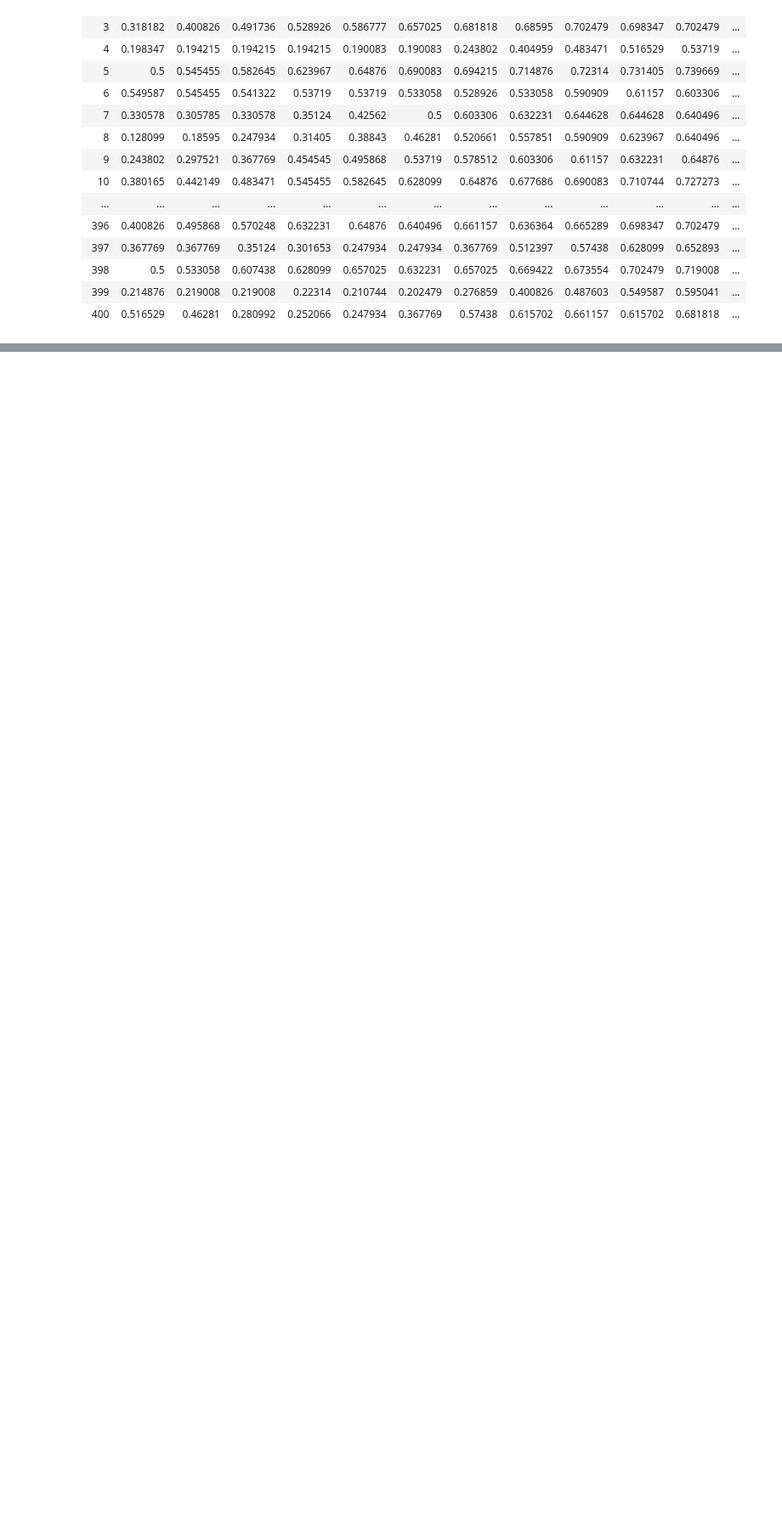
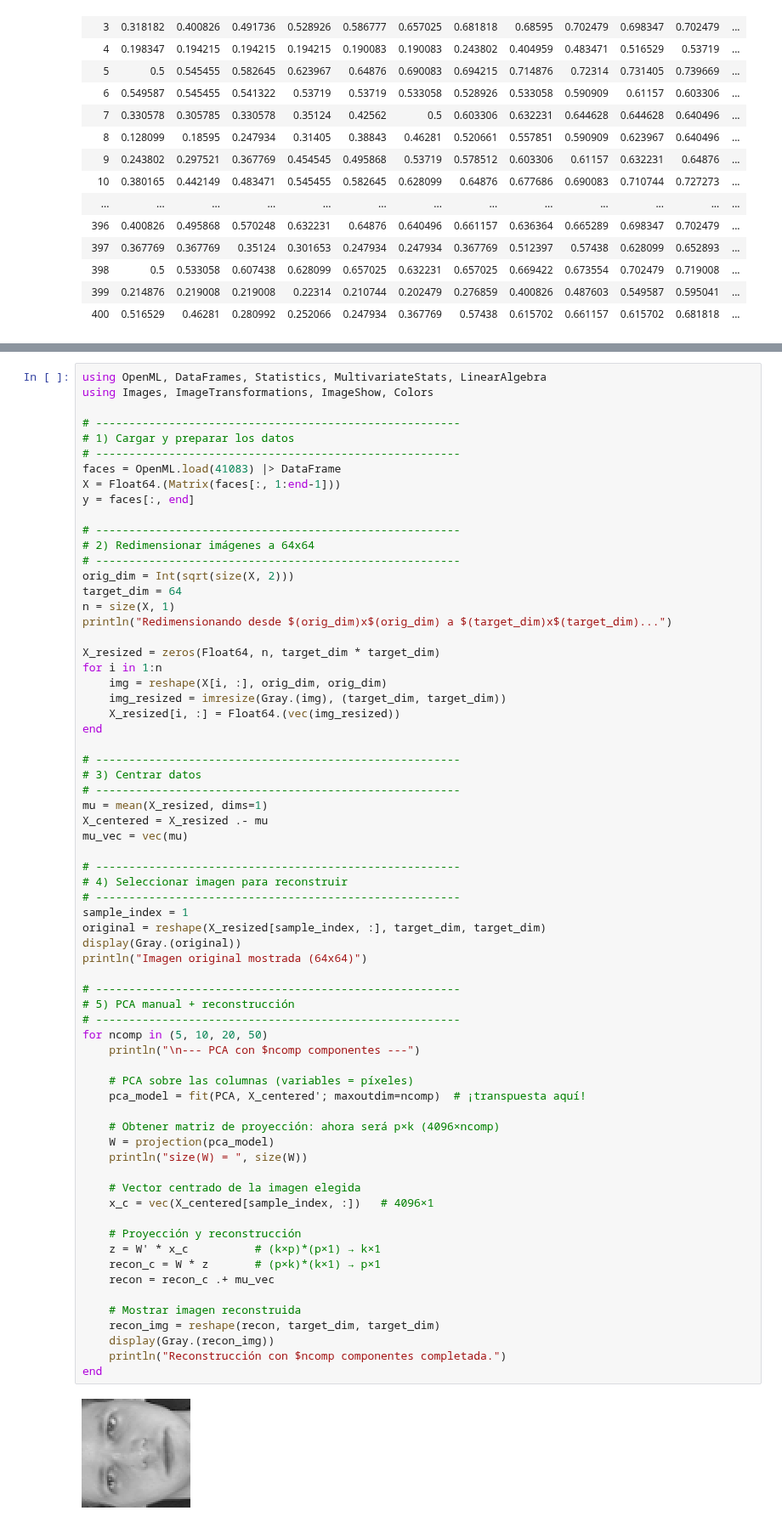
Before and after one commit to Ju4nox/UCM, a Jupyter notebook: Compu Numérica/3.-Eigenfaces.ipynb, the cells around one changed output, grey strips where cells are left out. Shown at 85% size. Cells and saved outputs as stored; diff of their text form; blank space fills up the shorter version.

```diff
--- a/Compu Numérica/3.-Eigenfaces.ipynb
+++ b/Compu Numérica/3.-Eigenfaces.ipynb
@@ -426,0 +325,69 @@ faces = OpenML.load(41083) |> DataFrame
+# %%
+using OpenML, DataFrames, Statistics, MultivariateStats, LinearAlgebra
+using Images, ImageTransformations, ImageShow, Colors
+
+# -------------------------------------------------------
+# 1) Cargar y preparar los datos
+# -------------------------------------------------------
+faces = OpenML.load(41083) |> DataFrame
+X = Float64.(Matrix(faces[:, 1:end-1]))
+y = faces[:, end]
+
+# -------------------------------------------------------
+# 2) Redimensionar imágenes a 64x64
+# -------------------------------------------------------
+orig_dim = Int(sqrt(size(X, 2)))
+target_dim = 64
+n = size(X, 1)
+println("Redimensionando desde $(orig_dim)x$(orig_dim) a $(target_dim)x$(target_dim)...")
+
+X_resized = zeros(Float64, n, target_dim * target_dim)
+for i in 1:n
+    img = reshape(X[i, :], orig_dim, orig_dim)
+    img_resized = imresize(Gray.(img), (target_dim, target_dim))
+    X_resized[i, :] = Float64.(vec(img_resized))
+end
+
+# -------------------------------------------------------
+# 3) Centrar datos
+# -------------------------------------------------------
+mu = mean(X_resized, dims=1)
+X_centered = X_resized .- mu
+mu_vec = vec(mu)
+
+# -------------------------------------------------------
+# 4) Seleccionar imagen para reconstruir
+# -------------------------------------------------------
+sample_index = 1
+original = reshape(X_resized[sample_index, :], target_dim, target_dim)
+display(Gray.(original))
+println("Imagen original mostrada (64x64)")
+
+# -------------------------------------------------------
+# 5) PCA manual + reconstrucción
+# -------------------------------------------------------
+for ncomp in (5, 10, 20, 50)
+    println("\n--- PCA con $ncomp componentes ---")
+
+    # PCA sobre las columnas (variables = píxeles)
+    pca_model = fit(PCA, X_centered'; maxoutdim=ncomp)  # ¡transpuesta aquí!
+
+    # Obtener matriz de proyección: ahora será p×k (4096×ncomp)
+    W = projection(pca_model)
+    println("size(W) = ", size(W))
+
+    # Vector centrado de la imagen elegida
+    x_c = vec(X_centered[sample_index, :])   # 4096×1
+
+    # Proyección y reconstrucción
+    z = W' * x_c          # (k×p)*(p×1) → k×1
+    recon_c = W * z       # (p×k)*(k×1) → p×1
+    recon = recon_c .+ mu_vec
+
+    # Mostrar imagen reconstruida
+    recon_img = reshape(recon, target_dim, target_dim)
+    display(Gray.(recon_img))
+    println("Reconstrucción con $ncomp componentes completada.")
+end
+# %% [output]
+[figure, added]
```
Also changed, not shown: parts of 52 cells of this notebook.
